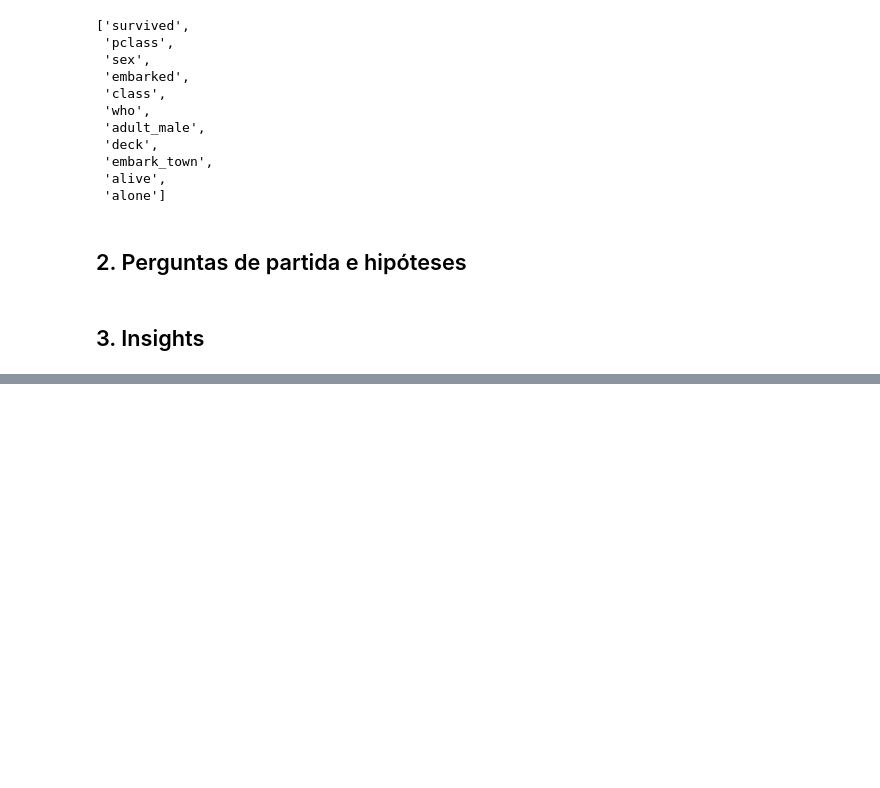
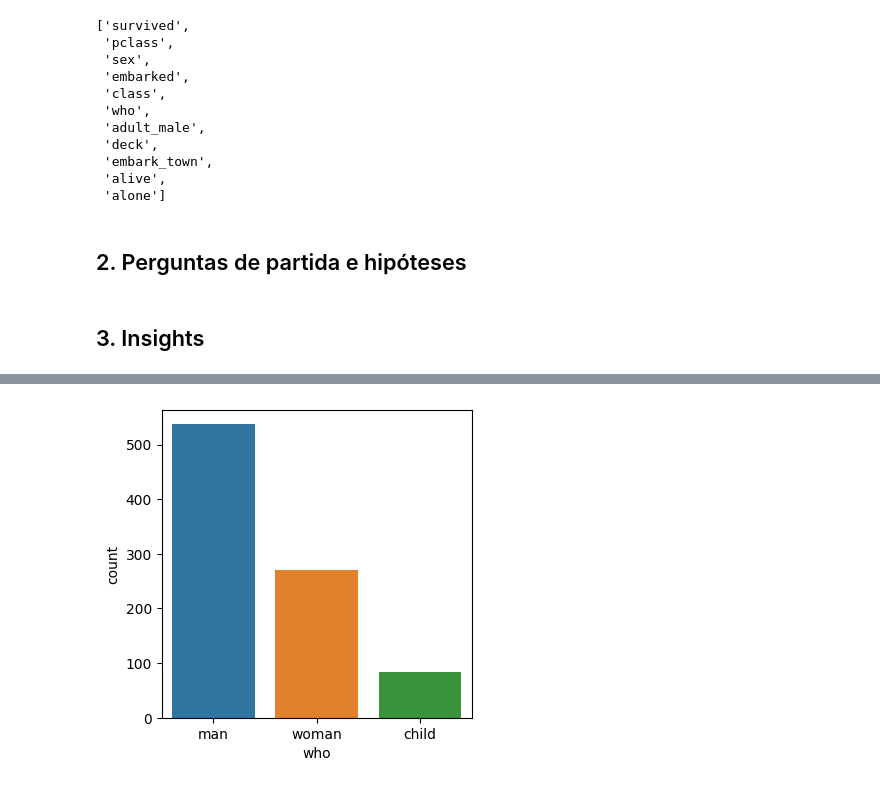
Before and after one commit to sarahllprior/avanti-bootcamp-cdd, a Jupyter notebook: notebooks/01-exploratory_data_analysis.ipynb, the cells around one changed output, grey strips where cells are left out. Saved outputs shown, nothing was run; the diff lists cells and outputs as text; code cells hidden in the pictures; blank space fills up the shorter version.

```diff
--- a/notebooks/01-exploratory_data_analysis.ipynb
+++ b/notebooks/01-exploratory_data_analysis.ipynb
@@ -158,0 +177,6 @@ dicionario.to_csv('../data/external/dicionario.csv', index=False)
+# %%
+plt.figure(figsize=(4,4))
+sb.countplot(x='who', data=titanic)
+plt.show()
+# %% [output]
+[figure, added]
```
Also changed, not shown: parts of 4 cells of this notebook.
